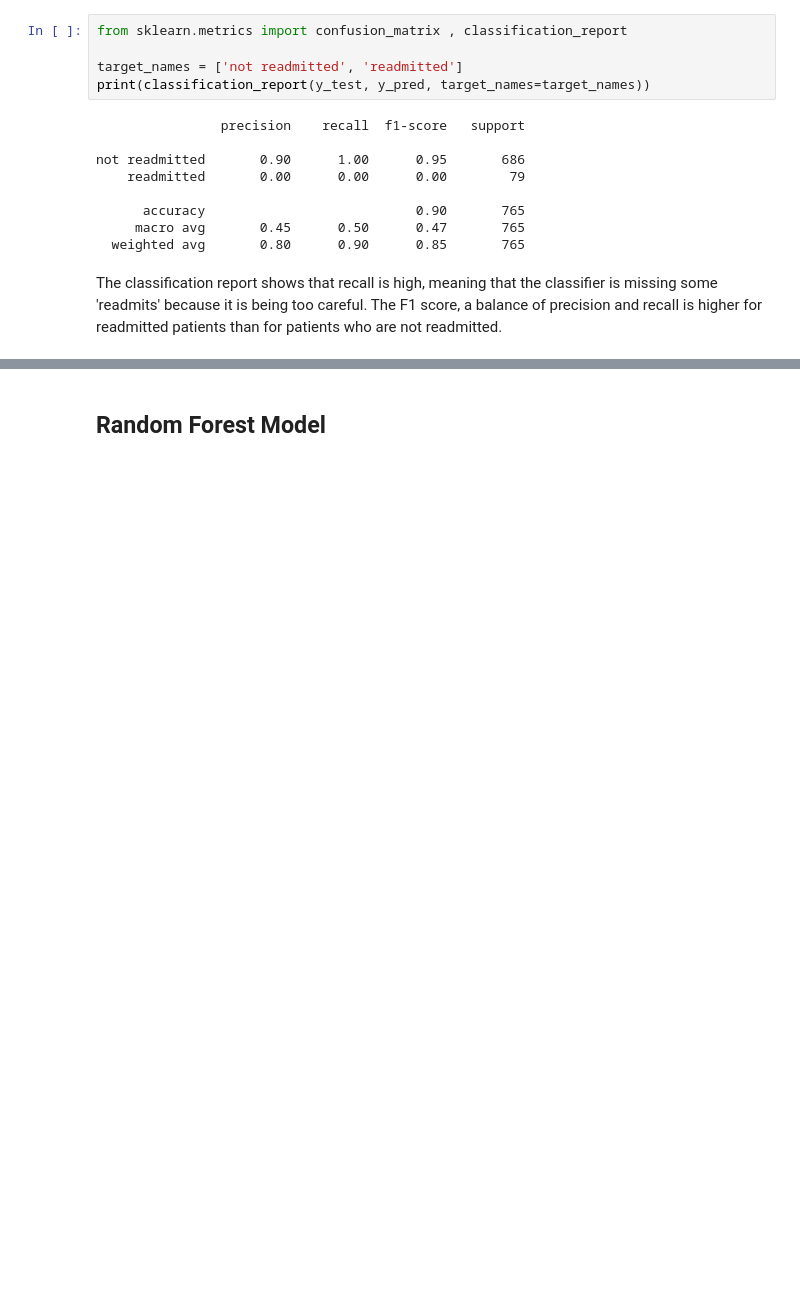
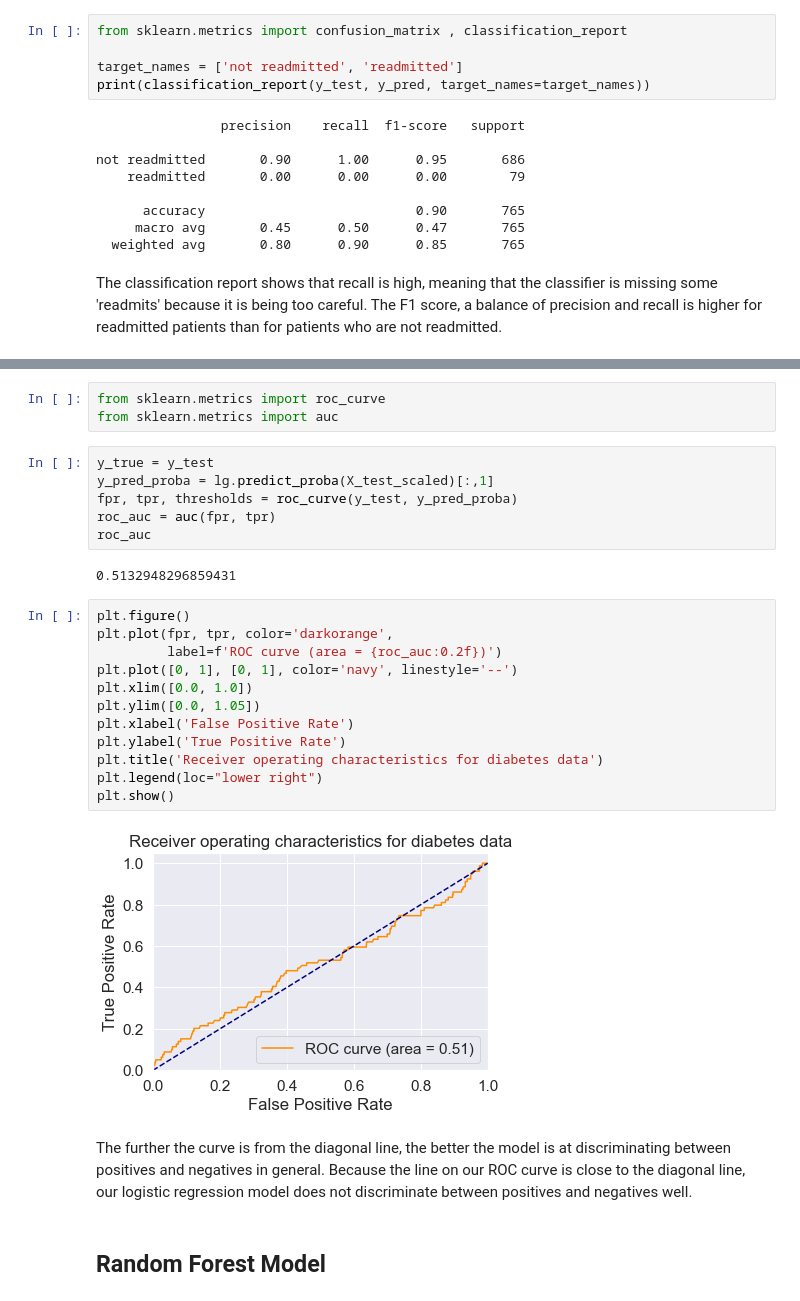
Before and after one commit to uvineet53/optum_22, a Jupyter notebook: model_development_final.ipynb, the cells around one changed output, grey strips where cells are left out. Cells and saved outputs as stored; diff of their text form; blank space fills up the shorter version.

```diff
--- a/model_development_final.ipynb
+++ b/model_development_final.ipynb
@@ -208,3 +294,30 @@ The classification report shows that recall is high, meaning that the classifier
+# %%
+from sklearn.metrics import roc_curve
+from sklearn.metrics import auc
+# %%
+y_true = y_test
+y_pred_proba = lg.predict_proba(X_test_scaled)[:,1]
+fpr, tpr, thresholds = roc_curve(y_test, y_pred_proba)
+roc_auc = auc(fpr, tpr)
+roc_auc
+# %% [output]
+0.5132948296859431
+# %%
+plt.figure()
+plt.plot(fpr, tpr, color='darkorange',
+         label=f'ROC curve (area = {roc_auc:0.2f})')
+plt.plot([0, 1], [0, 1], color='navy', linestyle='--')
+plt.xlim([0.0, 1.0])
+plt.ylim([0.0, 1.05])
+plt.xlabel('False Positive Rate')
+plt.ylabel('True Positive Rate')
+plt.title('Receiver operating characteristics for diabetes data')
+plt.legend(loc="lower right")
+plt.show()
+# %% [output]
+[figure, added]
+# %% [markdown]
+The further the curve is from the diagonal line, the better the model is at discriminating between positives and negatives in general. Because the line on our ROC curve is close to the diagonal line, our logistic regression model does not discriminate between positives and negatives well.
 # %% [markdown]
 ## Random Forest Model
 # %%
```
Also changed, not shown: parts of 28 cells of this notebook, 2 other files.
